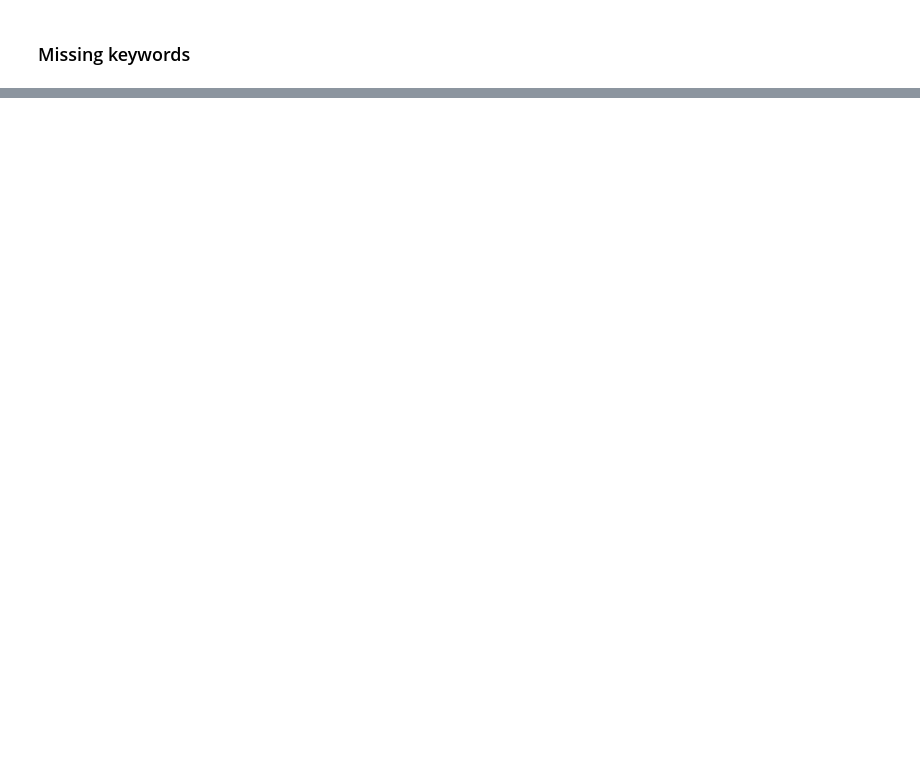
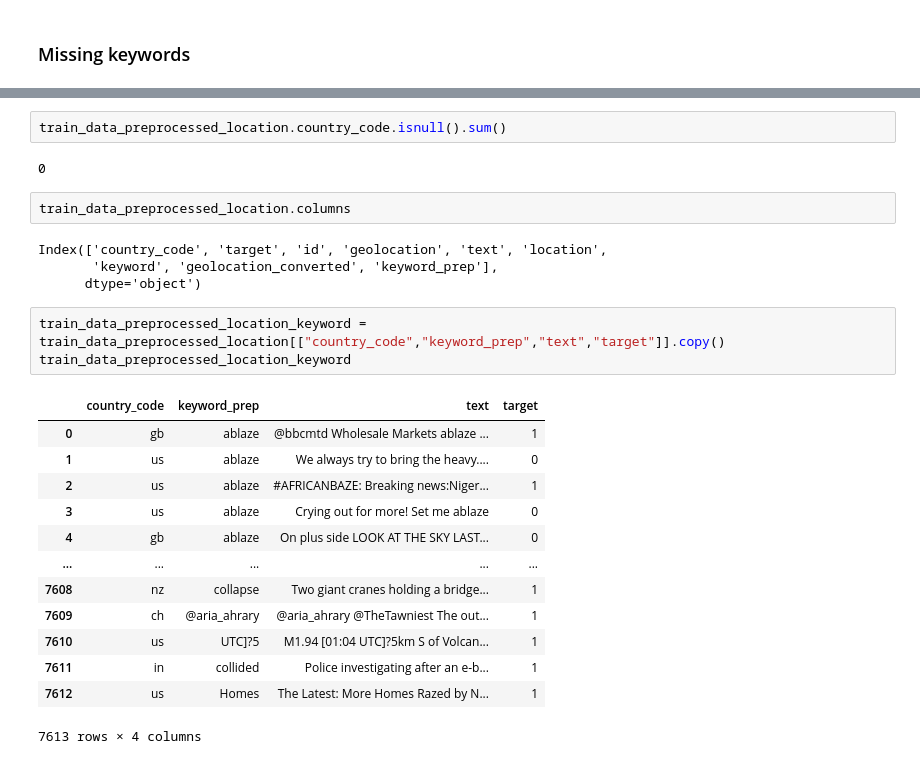
Before and after one commit to ramizouari/nlp-disaster-tweets, a Jupyter notebook: disaster_tweets.ipynb, the cells around one changed output, grey strips where cells are left out. Cells and saved outputs as stored; diff of their text form; blank space fills up the shorter version.

Commit message:
Feat: generate cleaned train data file.

```diff
--- a/disaster_tweets.ipynb
+++ b/disaster_tweets.ipynb
@@ -220,0 +234,27 @@ layer.preprocess(train_data_preprocessed_location)
+# %%
+train_data_preprocessed_location.country_code.isnull().sum()
+# %% [output]
+0
+# %%
+train_data_preprocessed_location.columns
+# %% [output]
+Index(['country_code', 'target', 'id', 'geolocation', 'text', 'location',
+       'keyword', 'geolocation_converted', 'keyword_prep'],
+      dtype='object')
+# %%
+train_data_preprocessed_location_keyword = train_data_preprocessed_location[["country_code","keyword_prep","text","target"]].copy()
+train_data_preprocessed_location_keyword
+# %% [output]
+|  | country_code | keyword_prep | text | target |
+| 0 | gb | ablaze | @bbcmtd Wholesale Markets ablaze ... | 1 |
+| 1 | us | ablaze | We always try to bring the heavy.... | 0 |
+| 2 | us | ablaze | #AFRICANBAZE: Breaking news:Niger... | 1 |
+| 3 | us | ablaze | Crying out for more! Set me ablaze | 0 |
+| 4 | gb | ablaze | On plus side LOOK AT THE SKY LAST... | 0 |
+| ... | ... | ... | ... | ... |
+| 7608 | nz | collapse | Two giant cranes holding a bridge... | 1 |
+| 7609 | ch | @aria_ahrary | @aria_ahrary @TheTawniest The out... | 1 |
+| 7610 | us | UTC]?5 | M1.94 [01:04 UTC]?5km S of Volcan... | 1 |
+| 7611 | in | collided | Police investigating after an e-b... | 1 |
+| 7612 | us | Homes | The Latest: More Homes Razed by N... | 1 |
+7613 rows × 4 columns
```
Also changed, not shown: parts of 10 cells of this notebook, 2 other files.
